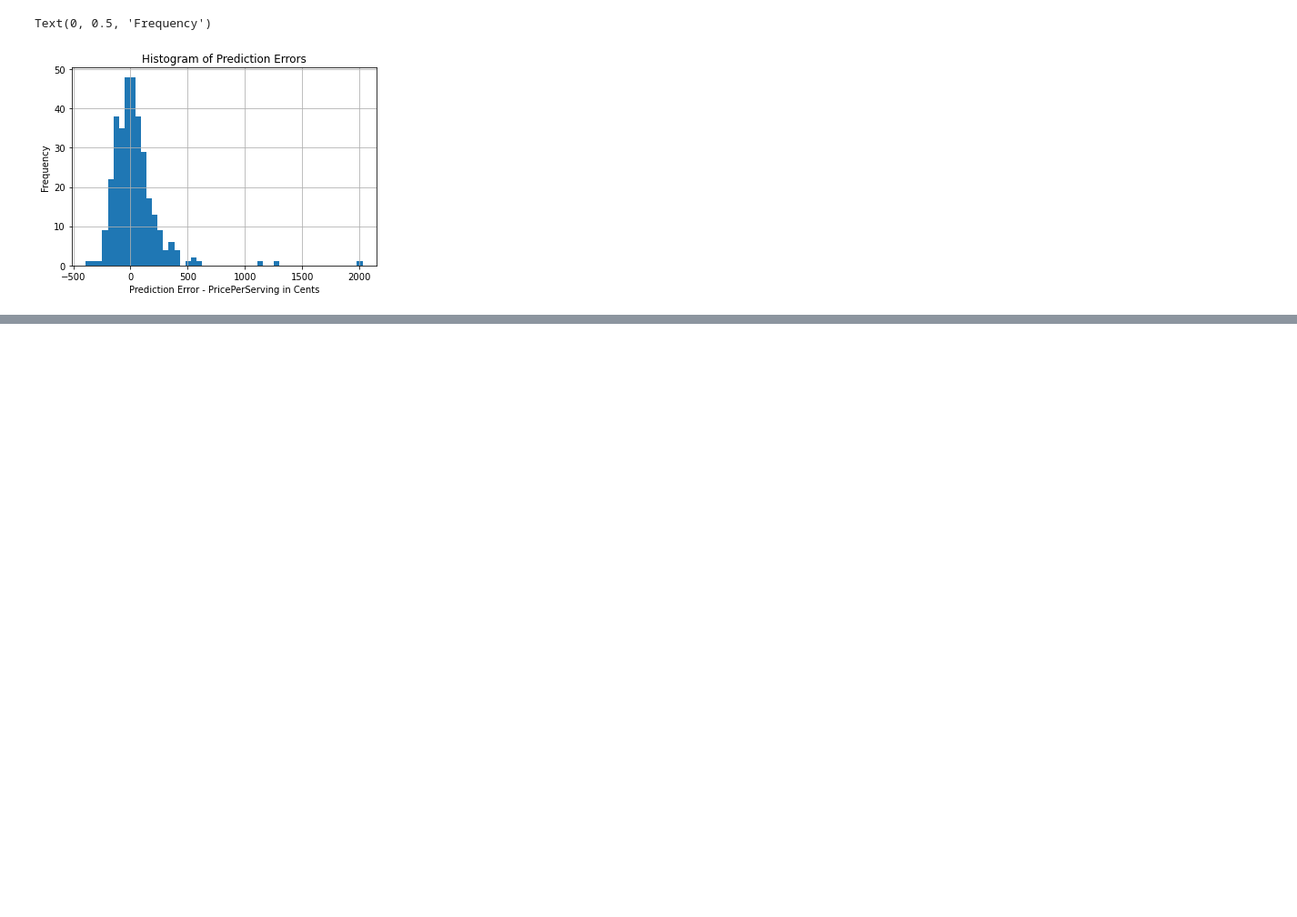
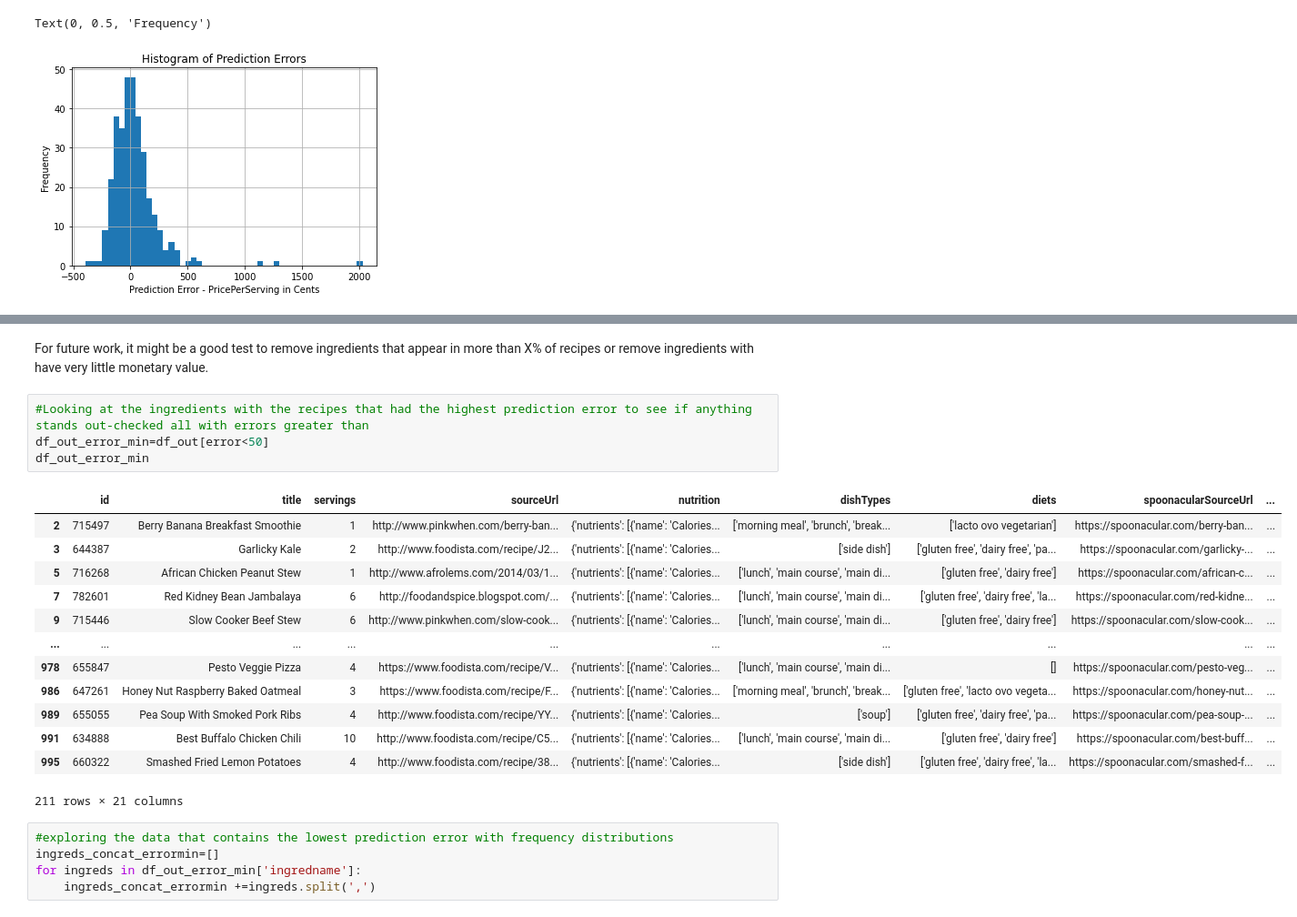
Before and after one commit to crissymae/Solid-Spoon, a Jupyter notebook: solid-spoon Notebook-Post API Calls-Cleaned-Final.ipynb, the cells around one changed output, grey strips where cells are left out. Shown at 91% size. Drawn from its saved outputs; the diff is of its cells as text; blank space fills up the shorter version.

```diff
--- a/solid-spoon Notebook-Post API Calls-Cleaned-Final.ipynb
+++ b/solid-spoon Notebook-Post API Calls-Cleaned-Final.ipynb
@@ -1704,0 +1756,25 @@ Text(0, 0.5, 'Frequency')
+# %% [markdown]
+For future work, it might be a good test to remove ingredients that appear in more than X% of recipes or remove ingredients with have very little monetary value.
+# %%
+#Looking at the ingredients with the recipes that had the highest prediction error to see if anything stands out-checked all with errors greater than
+df_out_error_min=df_out[error<50]
+df_out_error_min
+# %% [output]
+|  | id | title | servings | sourceUrl | nutrition | dishTypes | diets | spoonacularSourceUrl | ... |
+| 2 | 715497 | Berry Banana Breakfast Smoothie | 1 | http://www.pinkwhen.com/berry-ban... | {'nutrients': [{'name': 'Calories... | ['morning meal', 'brunch', 'break... | ['lacto ovo vegetarian'] | https://spoonacular.com/berry-ban... | ... |
+| 3 | 644387 | Garlicky Kale | 2 | http://www.foodista.com/recipe/J2... | {'nutrients': [{'name': 'Calories... | ['side dish'] | ['gluten free', 'dairy free', 'pa... | https://spoonacular.com/garlicky-... | ... |
+| 5 | 716268 | African Chicken Peanut Stew | 1 | http://www.afrolems.com/2014/03/1... | {'nutrients': [{'name': 'Calories... | ['lunch', 'main course', 'main di... | ['gluten free', 'dairy free'] | https://spoonacular.com/african-c... | ... |
+| 7 | 782601 | Red Kidney Bean Jambalaya | 6 | http://foodandspice.blogspot.com/... | {'nutrients': [{'name': 'Calories... | ['lunch', 'main course', 'main di... | ['gluten free', 'dairy free', 'la... | https://spoonacular.com/red-kidne... | ... |
+| 9 | 715446 | Slow Cooker Beef Stew | 6 | http://www.pinkwhen.com/slow-cook... | {'nutrients': [{'name': 'Calories... | ['lunch', 'main course', 'main di... | ['gluten free', 'dairy free'] | https://spoonacular.com/slow-cook... | ... |
+| ... | ... | ... | ... | ... | ... | ... | ... | ... | ... |
+| 978 | 655847 | Pesto Veggie Pizza | 4 | https://www.foodista.com/recipe/V... | {'nutrients': [{'name': 'Calories... | ['lunch', 'main course', 'main di... | [] | https://spoonacular.com/pesto-veg... | ... |
+| 986 | 647261 | Honey Nut Raspberry Baked Oatmeal | 3 | https://www.foodista.com/recipe/F... | {'nutrients': [{'name': 'Calories... | ['morning meal', 'brunch', 'break... | ['gluten free', 'lacto ovo vegeta... | https://spoonacular.com/honey-nut... | ... |
+| 989 | 655055 | Pea Soup With Smoked Pork Ribs | 4 | http://www.foodista.com/recipe/YY... | {'nutrients': [{'name': 'Calories... | ['soup'] | ['gluten free', 'dairy free', 'pa... | https://spoonacular.com/pea-soup-... | ... |
+| 991 | 634888 | Best Buffalo Chicken Chili | 10 | http://www.foodista.com/recipe/C5... | {'nutrients': [{'name': 'Calories... | ['lunch', 'main course', 'main di... | ['gluten free', 'dairy free'] | https://spoonacular.com/best-buff... | ... |
+| 995 | 660322 | Smashed Fried Lemon Potatoes | 4 | http://www.foodista.com/recipe/38... | {'nutrients': [{'name': 'Calories... | ['side dish'] | ['gluten free', 'dairy free', 'la... | https://spoonacular.com/smashed-f... | ... |
+211 rows × 21 columns
+# %%
+#exploring the data that contains the lowest prediction error with frequency distributions
+ingreds_concat_errormin=[]
+for ingreds in df_out_error_min['ingredname']:
+    ingreds_concat_errormin +=ingreds.split(',')
```
Also changed, not shown: parts of 8 cells of this notebook, 2 other files.
